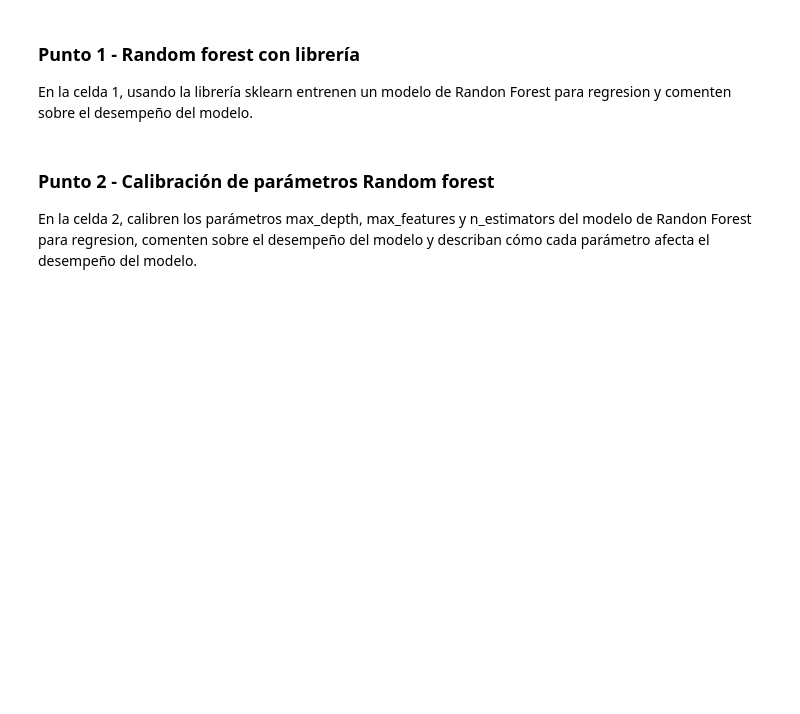
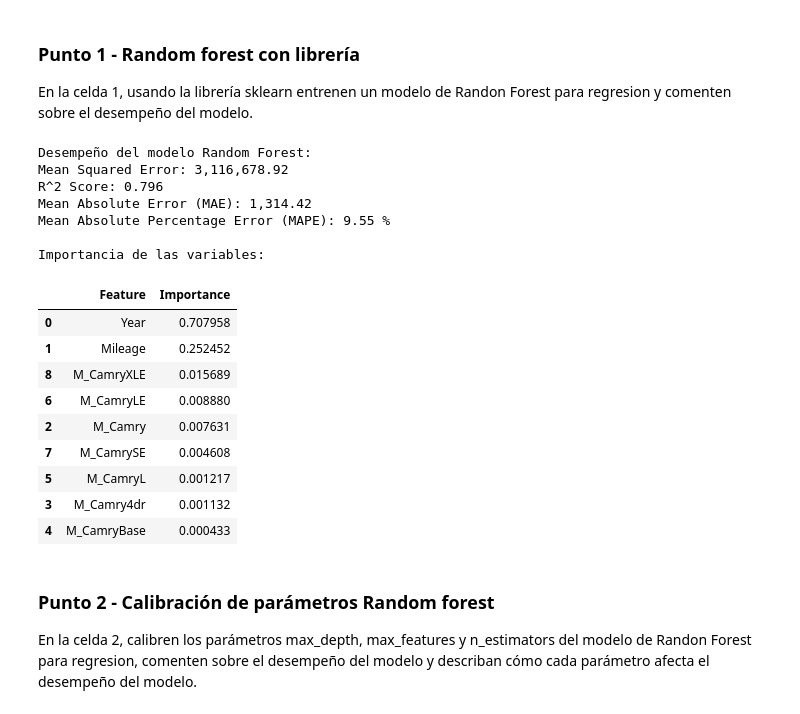
Before and after one commit to David5325/Electiva-profesional---3, a Jupyter notebook: Semana 7/Parcial final.ipynb, the cells around one changed output. Saved outputs shown, nothing was run; the diff lists cells and outputs as text; code cells hidden in the pictures; blank space fills up the shorter version.

```diff
--- a/Semana 7/Parcial final.ipynb
+++ b/Semana 7/Parcial final.ipynb
@@ -62,3 +152,54 @@ En la celda 1, usando la librería sklearn entrenen un modelo de Randon Forest p
+# %%
+from sklearn.ensemble import RandomForestRegressor
+from sklearn.model_selection import train_test_split
+from sklearn.metrics import mean_squared_error, r2_score, mean_absolute_error
+
+y = data['Price']
+X = data.drop(['Price'], axis=1)
+
+X_train, X_test, y_train, y_test = train_test_split(X, y, test_size=0.33, random_state=42)
+
+rf = RandomForestRegressor(random_state=42, n_jobs=-1)
+rf.fit(X_train, y_train)
+
+y_pred = rf.predict(X_test)
+
+mse = mean_squared_error(y_test, y_pred)
+r2 = r2_score(y_test, y_pred)
+mae = mean_absolute_error(y_test, y_pred)
+mape = np.mean(np.abs((y_test - y_pred) / y_test)) * 100
+
+print("Desempeño del modelo Random Forest:")
+print(f"Mean Squared Error: {mse:,.2f}")
+print(f"R^2 Score: {r2:.3f}")
+print(f"Mean Absolute Error (MAE): {mae:,.2f}")
+print(f"Mean Absolute Percentage Error (MAPE): {mape:.2f} %")
+
+importances = pd.DataFrame({
+    'Feature': X.columns,
+    'Importance': rf.feature_importances_
+}).sort_values('Importance', ascending=False)
+
+print("\nImportancia de las variables:")
+display(importances)
+# %% [output]
+Desempeño del modelo Random Forest:
+Mean Squared Error: 3,116,678.92
+R^2 Score: 0.796
+Mean Absolute Error (MAE): 1,314.42
+Mean Absolute Percentage Error (MAPE): 9.55 %
+
+Importancia de las variables:
+|  | Feature | Importance |
+| 0 | Year | 0.707958 |
+| 1 | Mileage | 0.252452 |
+| 8 | M_CamryXLE | 0.015689 |
+| 6 | M_CamryLE | 0.008880 |
+| 2 | M_Camry | 0.007631 |
+| 7 | M_CamrySE | 0.004608 |
+| 5 | M_CamryL | 0.001217 |
+| 3 | M_Camry4dr | 0.001132 |
+| 4 | M_CamryBase | 0.000433 |
 # %% [markdown]
 ### Punto 2 - Calibración de parámetros Random forest
 
```
Also changed, not shown: parts of 11 cells of this notebook.
